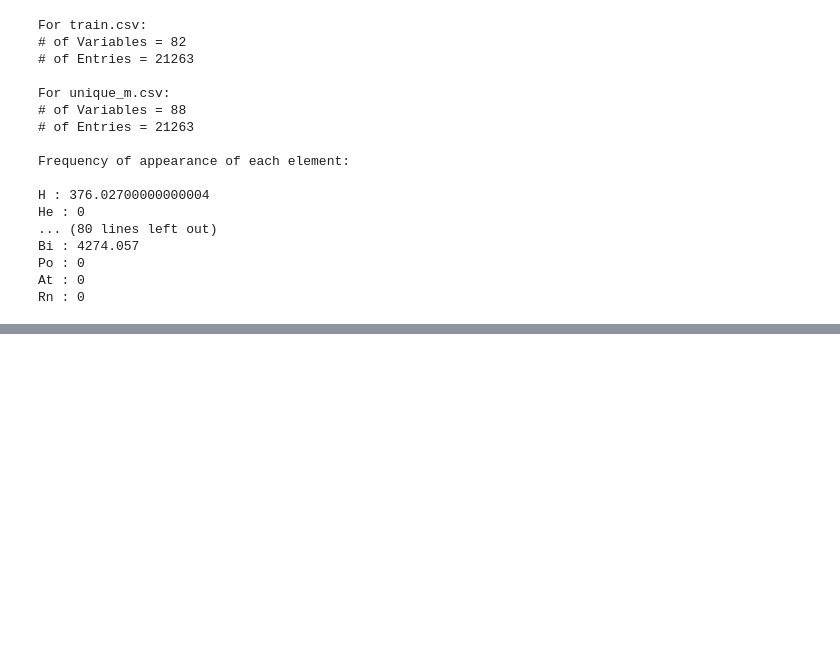
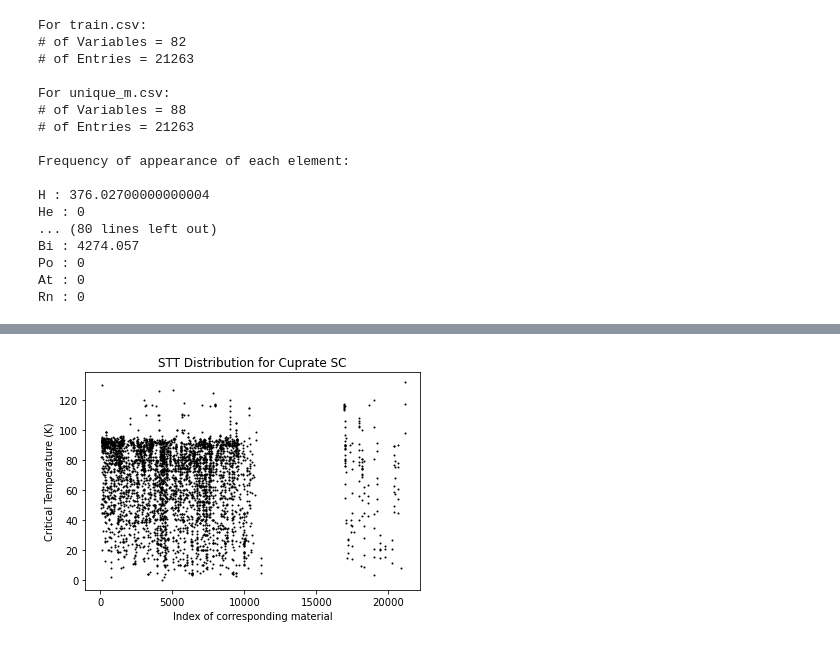
Before and after one commit to teoyi/scientific-computing-archive, a Jupyter notebook: sci-comp-II/Week-3/sc-part1.ipynb, the cells around one changed output, grey strips where cells are left out. Cells and saved outputs as stored; diff of their text form; code cells hidden in the pictures; blank space fills up the shorter version.

```diff
--- a/sci-comp-II/Week-3/sc-part1.ipynb
+++ b/sci-comp-II/Week-3/sc-part1.ipynb
@@ -172,0 +196,19 @@ plt.show()
+# %%
+# Cuprate
+df_um['cuprate_ratio'] = df_um['Cu']/df_um['O'] # Creating a new column that calculate the ratio of Cu to O
+ratio = df_um['cuprate_ratio']
+ratio_i = []
+ratio_tc = []
+for n in np.arange(0, ratio.shape[0]):
+    if ratio[n] <= 0.6 and ratio[n] >= 0.4:
+        ratio_i.append(n)
+        ratio_tc.append(tcu[n])
+    else:
+        pass
+plt.scatter(ratio_i, ratio_tc, color = 'black', s = 1)
+plt.ylabel('Critical Temperature (K)')
+plt.xlabel('Index of corresponding material')
+plt.title('STT Distribution for Cuprate SC')
+plt.show()
+# %% [output]
+[figure, added]
```
Also changed, not shown: parts of 8 cells of this notebook.
